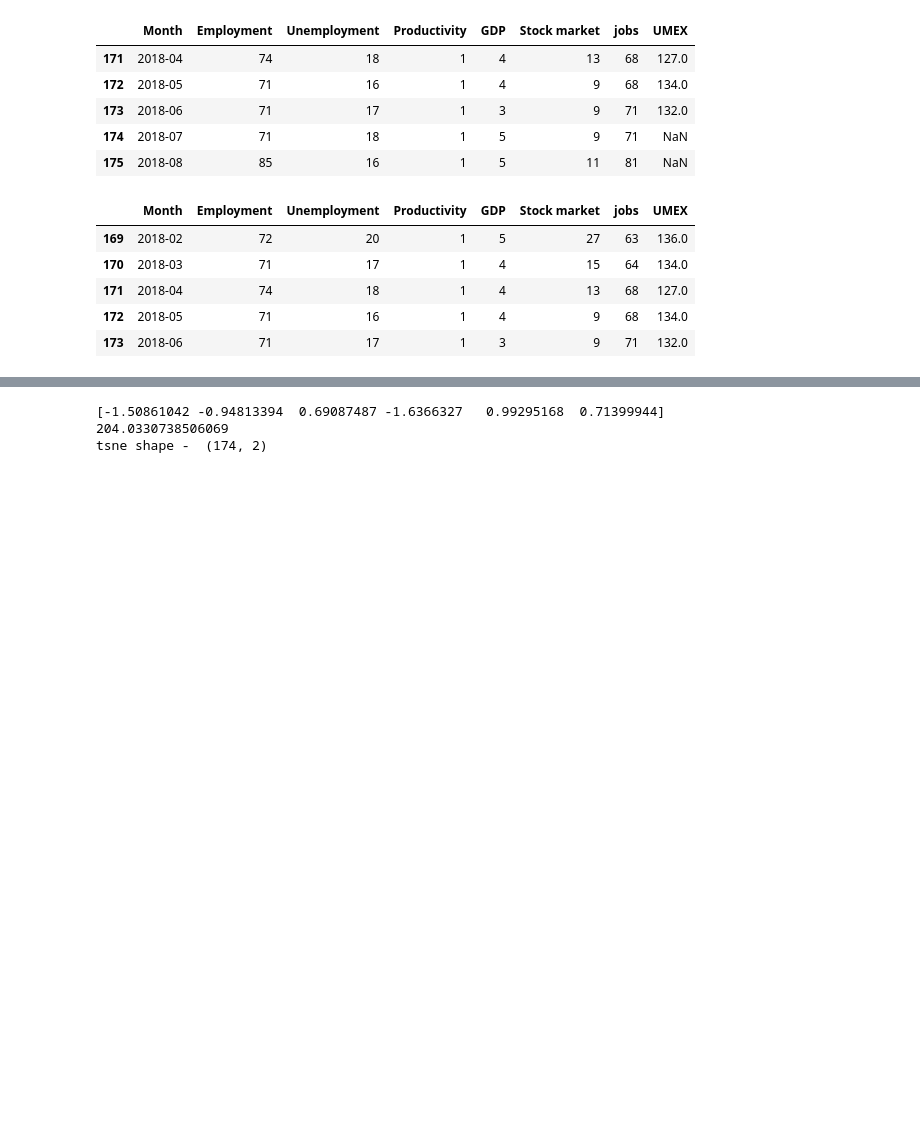
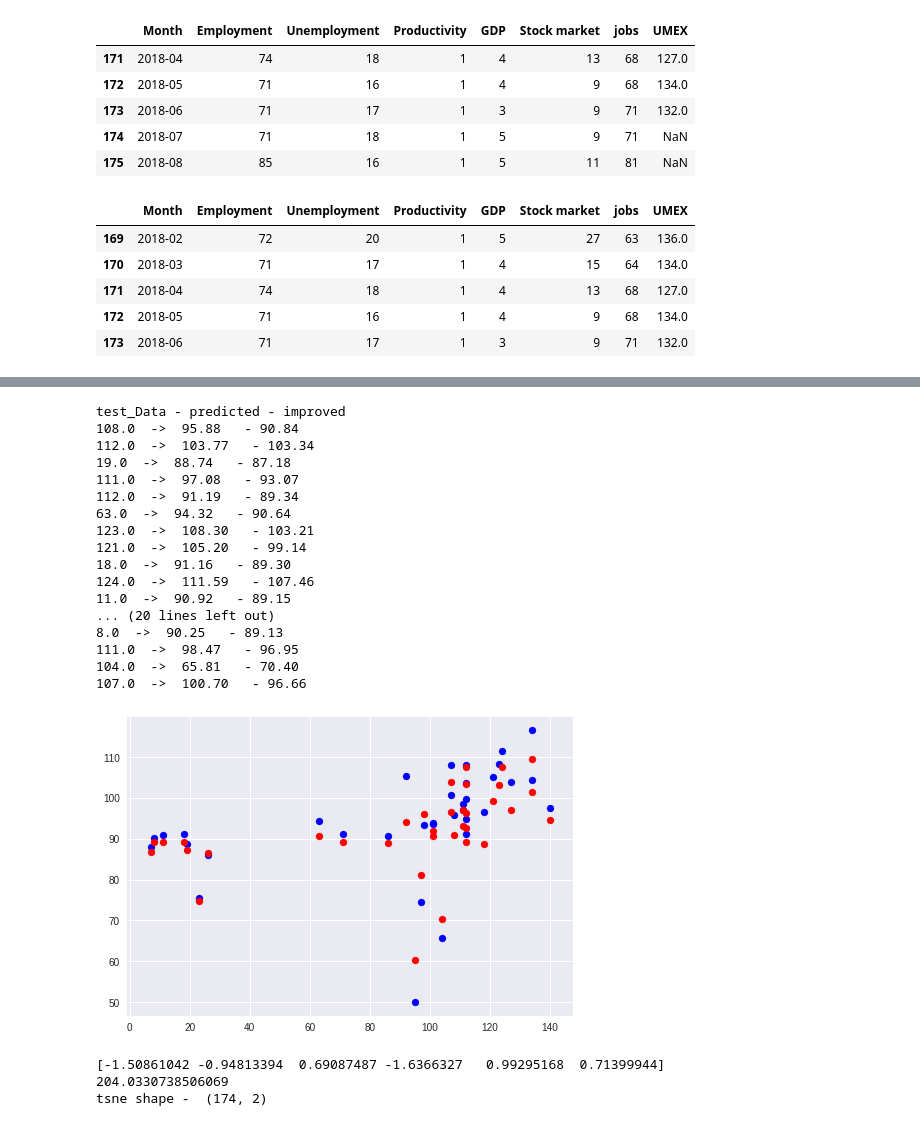
Before and after one commit to akshseh/FintechProject, a Jupyter notebook: NowCastingData_Regression.ipynb, the cells around one changed output, grey strips where cells are left out. Cells and saved outputs as stored; diff of their text form; code cells hidden in the pictures; blank space fills up the shorter version.

```diff
--- a/NowCastingData_Regression.ipynb
+++ b/NowCastingData_Regression.ipynb
@@ -170 +361,65 @@ test_Data   predicted
+# %%
+#====================================================
+##          Regression Models
+#====================================================
+
+rng = np.random.RandomState(1)
+
+reg = SVR(kernel= 'rbf', C= 1e3, gamma= 0.1)
+regr_2 = AdaBoostRegressor(SVR(kernel= 'rbf', C= 1e3, gamma= 0.1),
+                          n_estimators=300, random_state=rng)
+
+# reg = LinearRegression()
+# reg = SVR(kernel='rbf',)
+reg.fit(X_train,Y_train)
+regr_2.fit(X_train,Y_train)
+
+arr = reg.predict(X_test)
+arr2 = regr_2.predict(X_test)
+
+
+# print(reg.coef_)
+# print(reg.intercept_)
+
+
+# tsne = TSNE(n_components=2).fit_transform(X)
+# print("tsne shape - ",tsne.shape)
+# plt.scatter(tsne[:,0],tsne[:,1],color = 'black')
+# plt.title('Testing Data')
+# plt.xticks(())
+# plt.yticks(())
+# plt.plot(test,reg.predict(X_test),color = 'red',linewidth=3)
+# plt.show()
+
+
+test = np.asarray(Y_test) # to print
+
+
+print("test_Data","- predicted","- improved")
+
+for i in range(0,len(Y_test)):
+  print(test[i]," ->  %.2f"%arr[i],"  - %.2f"%arr2[i])
+
+plt.scatter(test,arr,color='blue')
+plt.scatter(test,arr2,color='red')
+plt.show()
+# %% [output]
+test_Data - predicted - improved
+108.0  ->  95.88   - 90.84
+112.0  ->  103.77   - 103.34
+19.0  ->  88.74   - 87.18
+111.0  ->  97.08   - 93.07
+112.0  ->  91.19   - 89.34
+63.0  ->  94.32   - 90.64
+123.0  ->  108.30   - 103.21
+121.0  ->  105.20   - 99.14
+18.0  ->  91.16   - 89.30
+124.0  ->  111.59   - 107.46
+11.0  ->  90.92   - 89.15
+... (20 lines left out)
+8.0  ->  90.25   - 89.13
+111.0  ->  98.47   - 96.95
+104.0  ->  65.81   - 70.40
+107.0  ->  100.70   - 96.66
+[figure, added]
 # %%
```
Also changed, not shown: parts of 16 cells of this notebook.
